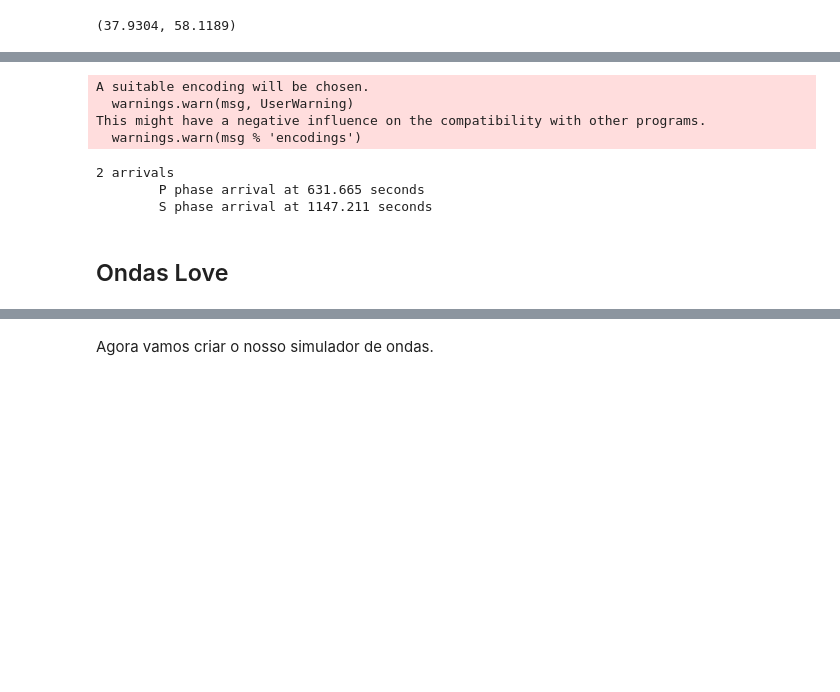
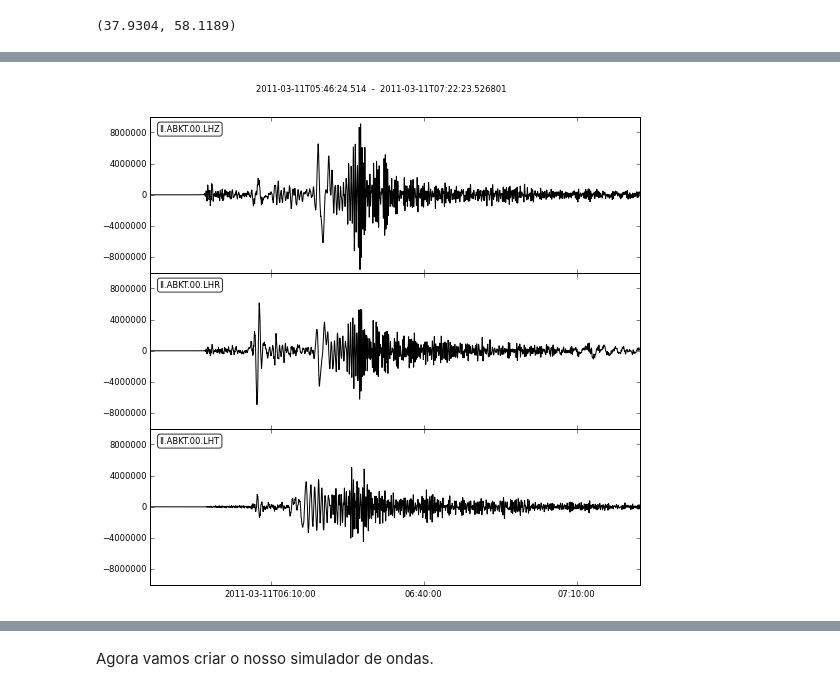
Before and after one commit to leouieda/geofisica2, a Jupyter notebook: notebooks/ondas-superficie.ipynb, the cells around one changed output, grey strips where cells are left out. Drawn from its saved outputs; the diff is of its cells as text; code cells hidden in the pictures; blank space fills up the shorter version.

```diff
--- a/notebooks/ondas-superficie.ipynb
+++ b/notebooks/ondas-superficie.ipynb
@@ -65,4 +71,2 @@ data.write("TOHOKU-II-ABKT.mseed", format="MSEED")
-# %%
-data = obspy.read('TOHOKU-II-ABKT.mseed')
 # %%
 data.plot()
@@ -78,3 +86,3 @@ print dist, baz
 # %%
-st = data.copy()
-st.rotate(method='NE->RT', back_azimuth=baz)
+rodado = data.copy()
+rodado.rotate(method='NE->RT', back_azimuth=baz)
@@ -83,17 +93,0 @@ st.plot()
-# %%
-st.write("TOHOKU-II-ABKT-rotated.mseed", format="MSEED")
-# %% [output]
-A suitable encoding will be chosen.
-  warnings.warn(msg, UserWarning)
-This might have a negative influence on the compatibility with other programs.
-  warnings.warn(msg % 'encodings')
-# %%
-model = TauPyModel(model="iasp91")
-arrivals = model.get_travel_times(source_depth_in_km=event.origins[0].depth/1000,
-                                  distance_in_degree=kilometer2degrees(dist/1000),
-                                  phase_list=['P', 'S'])
-print(arrivals)
-# %% [output]
-2 arrivals
-        P phase arrival at 631.665 seconds
-        S phase arrival at 1147.211 seconds
@@ -114,2 +94,5 @@ plt.show()
-# %% [markdown]
-## Ondas Love
+# %%
+rodado.plot()
+rodado.plot(outfile='sismograma-tohoku-tuquemenistao.jpg')
+# %% [output]
+[figure, added]
```
Also changed, not shown: parts of 32 cells of this notebook, 2 other files.
